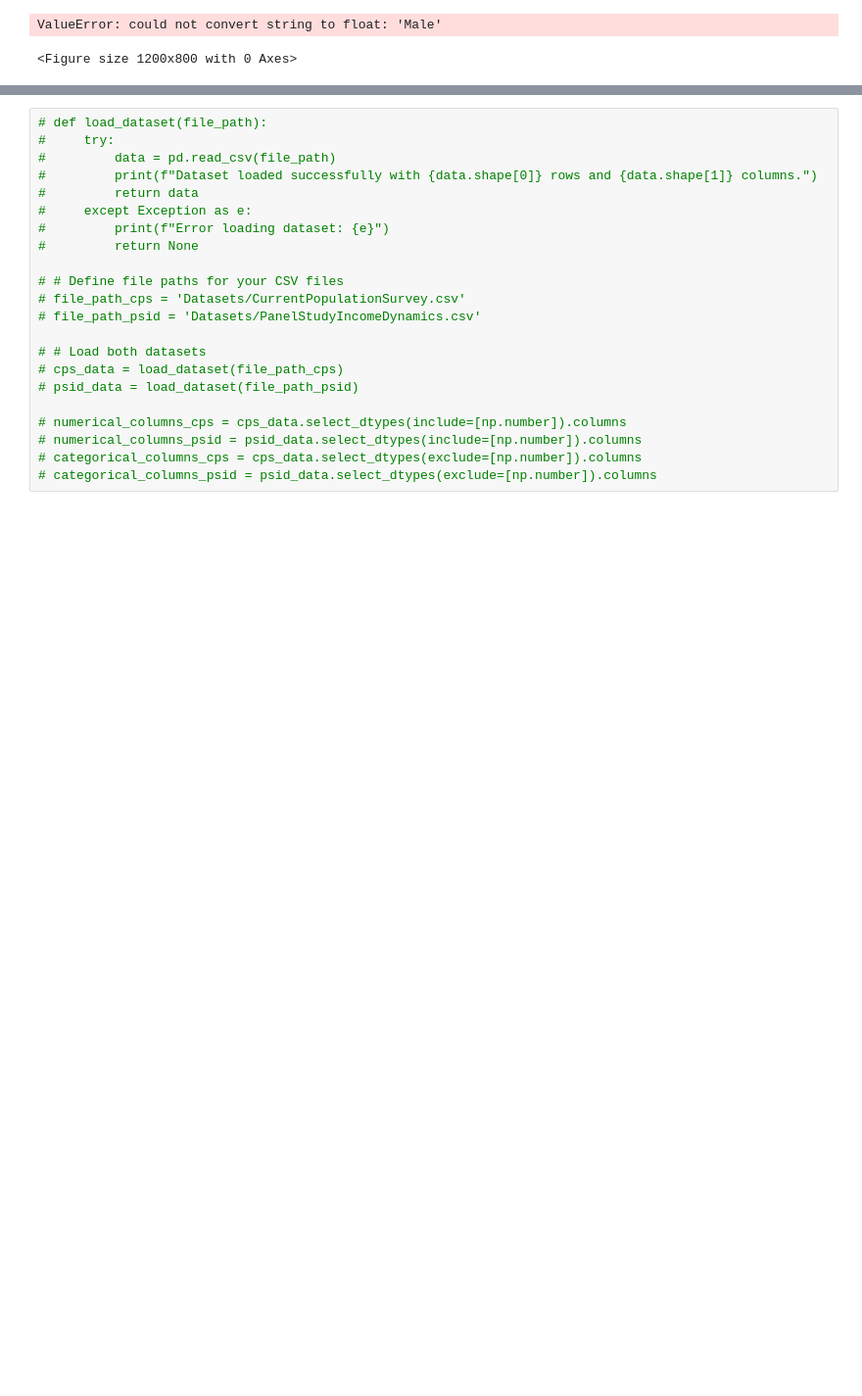
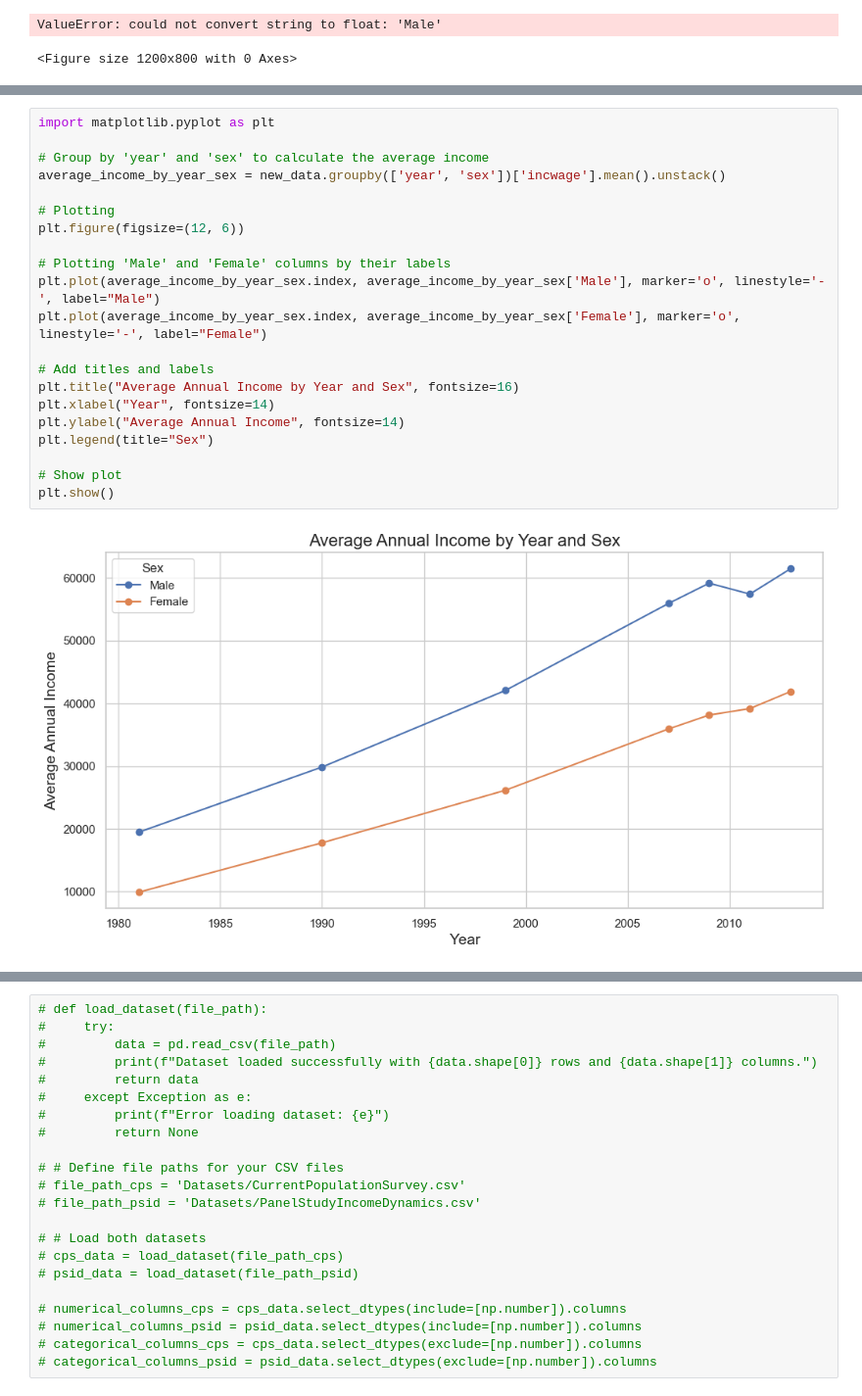
Before and after one commit to dhyutin/msai339-data-science-project, a Jupyter notebook: data_preprocessing.ipynb, the cells around one changed output, grey strips where cells are left out. Shown at 98% size. Cells and saved outputs as stored; diff of their text form; blank space fills up the shorter version.

```diff
--- a/data_preprocessing.ipynb
+++ b/data_preprocessing.ipynb
@@ -881,0 +917,23 @@ ValueError: could not convert string to float: 'Male'
+# %%
+import matplotlib.pyplot as plt
+
+# Group by 'year' and 'sex' to calculate the average income
+average_income_by_year_sex = new_data.groupby(['year', 'sex'])['incwage'].mean().unstack()
+
+# Plotting
+plt.figure(figsize=(12, 6))
+
+# Plotting 'Male' and 'Female' columns by their labels
+plt.plot(average_income_by_year_sex.index, average_income_by_year_sex['Male'], marker='o', linestyle='-', label="Male")
+plt.plot(average_income_by_year_sex.index, average_income_by_year_sex['Female'], marker='o', linestyle='-', label="Female")
+
+# Add titles and labels
+plt.title("Average Annual Income by Year and Sex", fontsize=16)
+plt.xlabel("Year", fontsize=14)
+plt.ylabel("Average Annual Income", fontsize=14)
+plt.legend(title="Sex")
+
+# Show plot
+plt.show()
+# %% [output]
+[figure, added]
```
Also changed, not shown: parts of 4 cells of this notebook.
